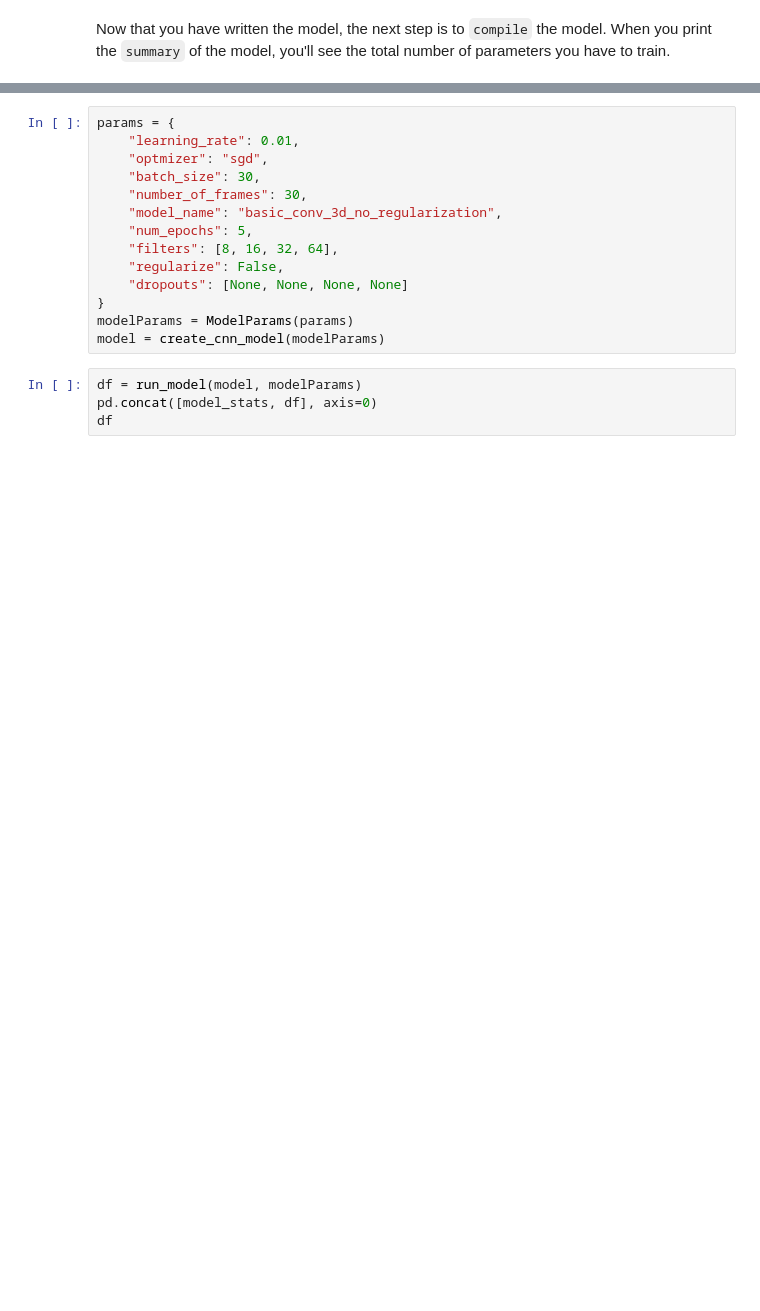
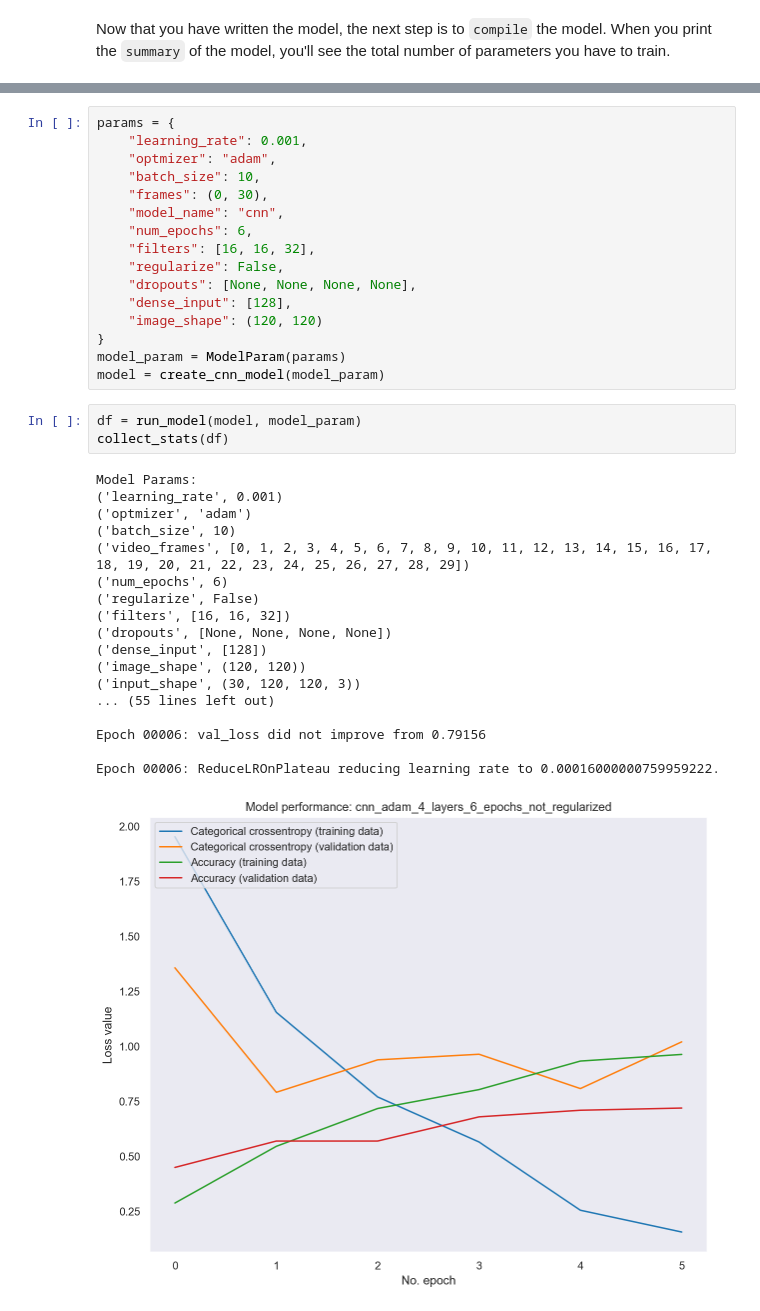
Before and after one commit to ashwanikumar04/gesture-recognition-rnn, a Jupyter notebook: Neural_Nets_Project_Starter_Code.ipynb, the cells around one changed output, grey strips where cells are left out. Cells and saved outputs as stored; diff of their text form; blank space fills up the shorter version.

```diff
--- a/Neural_Nets_Project_Starter_Code.ipynb
+++ b/Neural_Nets_Project_Starter_Code.ipynb
@@ -535,18 +621,38 @@ We can see that we did not get good validation accuracy. Let us increase the num
 # %%
 params = {
-    "learning_rate": 0.01,
-    "optmizer": "sgd",
-    "batch_size": 30,
-    "number_of_frames": 30,
-    "model_name": "basic_conv_3d_no_regularization",
-    "num_epochs": 5,
-    "filters": [8, 16, 32, 64],
+    "learning_rate": 0.001,
+    "optmizer": "adam",
+    "batch_size": 10,
+    "frames": (0, 30),
+    "model_name": "cnn",
+    "num_epochs": 6,
+    "filters": [16, 16, 32],
     "regularize": False,
-    "dropouts": [None, None, None, None]
+    "dropouts": [None, None, None, None],
+    "dense_input": [128],
+    "image_shape": (120, 120)
 }
-modelParams = ModelParams(params)
-model = create_cnn_model(modelParams)
+model_param = ModelParam(params)
+model = create_cnn_model(model_param)
 # %%
-df = run_model(model, modelParams)
-pd.concat([model_stats, df], axis=0)
-df
+df = run_model(model, model_param)
+collect_stats(df)
+# %% [output]
+Model Params:
+('learning_rate', 0.001)
+('optmizer', 'adam')
+('batch_size', 10)
+('video_frames', [0, 1, 2, 3, 4, 5, 6, 7, 8, 9, 10, 11, 12, 13, 14, 15, 16, 17, 18, 19, 20, 21, 22, 23, 24, 25, 26, 27, 28, 29])
+('num_epochs', 6)
+('regularize', False)
+('filters', [16, 16, 32])
+('dropouts', [None, None, None, None])
+('dense_input', [128])
+('image_shape', (120, 120))
+('input_shape', (30, 120, 120, 3))
+... (55 lines left out)
+
+Epoch 00006: val_loss did not improve from 0.79156
+
+Epoch 00006: ReduceLROnPlateau reducing learning rate to 0.00016000000759959222.
+[figure, added]
```
Also changed, not shown: parts of 43 cells of this notebook.
